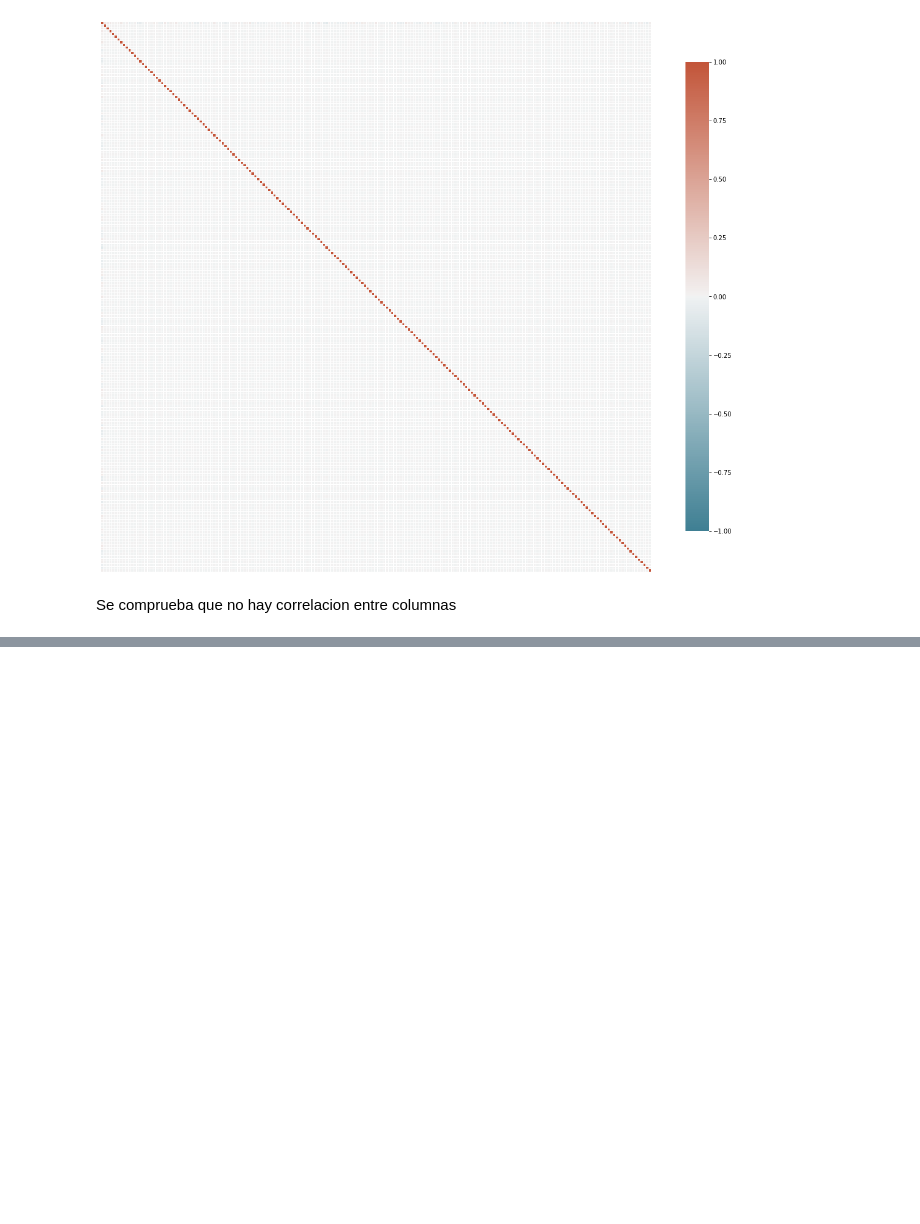
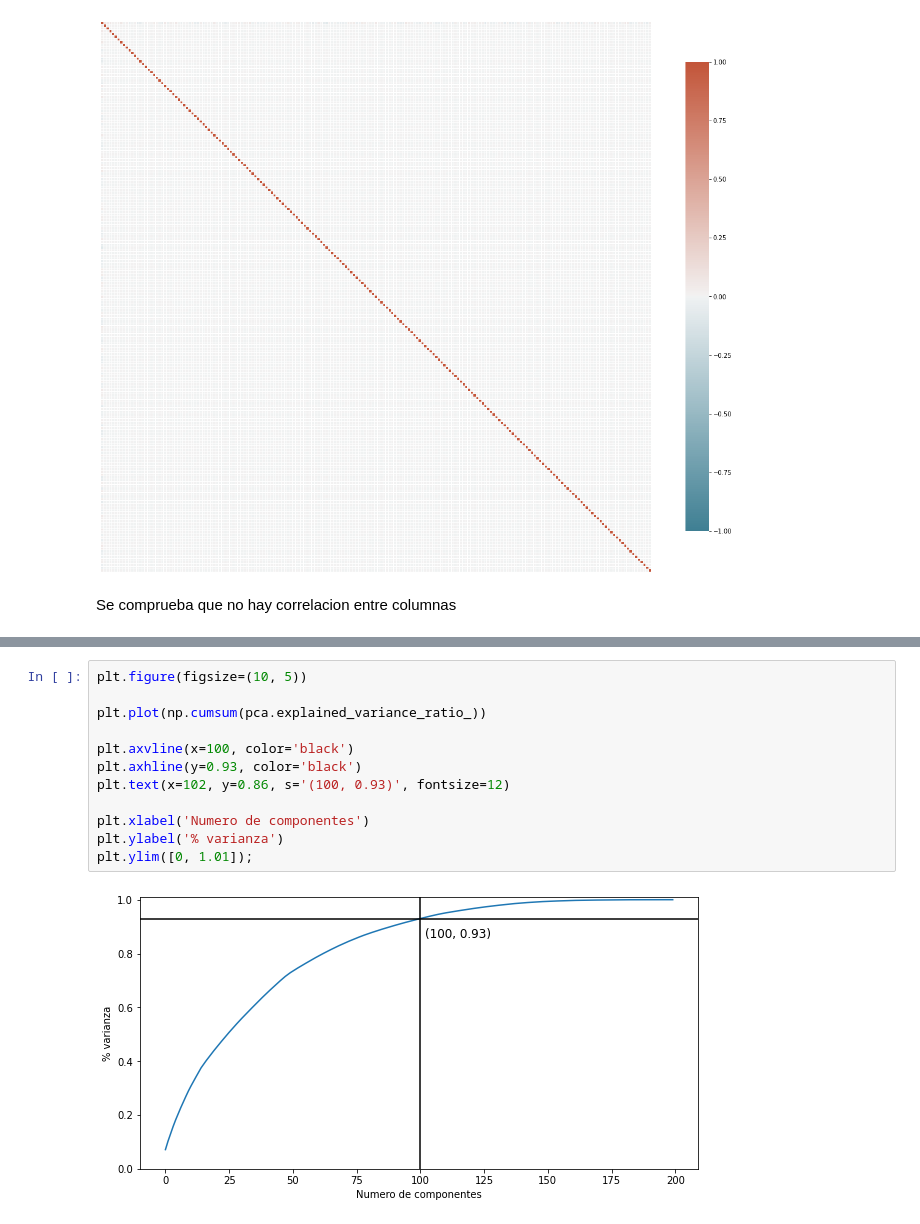
Before and after one commit to rodrigogalan/Proyecto_final, a Jupyter notebook: 1-Analysis.ipynb, the cells around one changed output, grey strips where cells are left out. Drawn from its saved outputs; the diff is of its cells as text; blank space fills up the shorter version.

```diff
--- a/1-Analysis.ipynb
+++ b/1-Analysis.ipynb
@@ -82,0 +141,14 @@ Se comprueba que no hay correlacion entre columnas
+# %%
+plt.figure(figsize=(10, 5))
+
+plt.plot(np.cumsum(pca.explained_variance_ratio_))
+
+plt.axvline(x=100, color='black')
+plt.axhline(y=0.93, color='black')
+plt.text(x=102, y=0.86, s='(100, 0.93)', fontsize=12)
+
+plt.xlabel('Numero de componentes')
+plt.ylabel('% varianza')
+plt.ylim([0, 1.01]);
+# %% [output]
+[figure, added]
```
Also changed, not shown: parts of 18 cells of this notebook, 2 other files.
